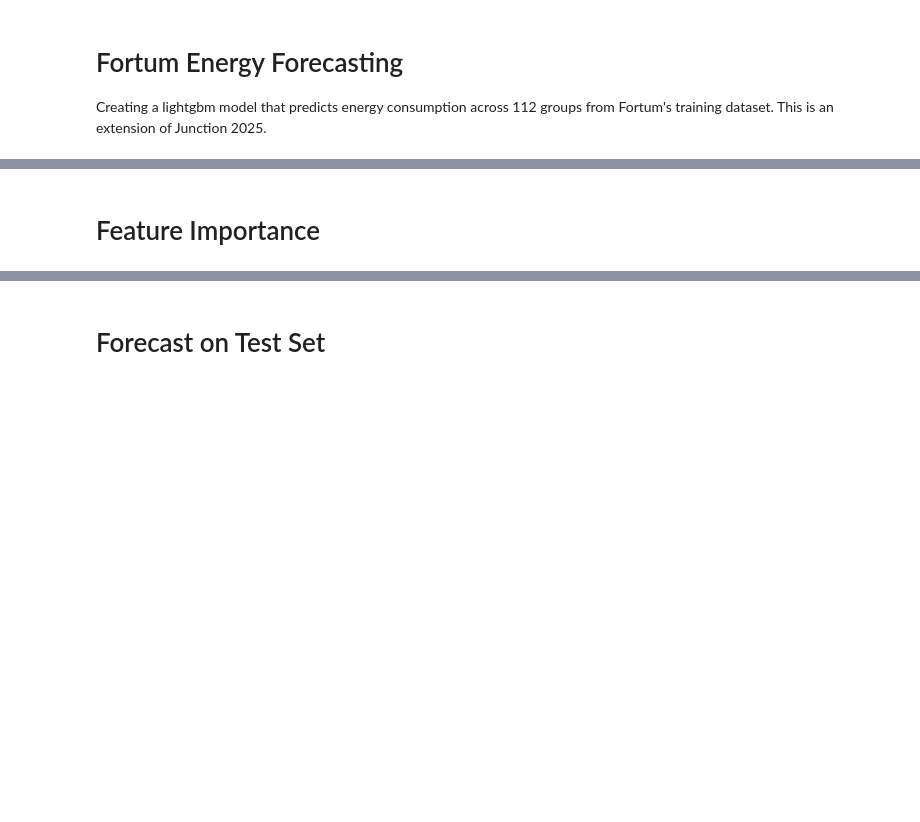
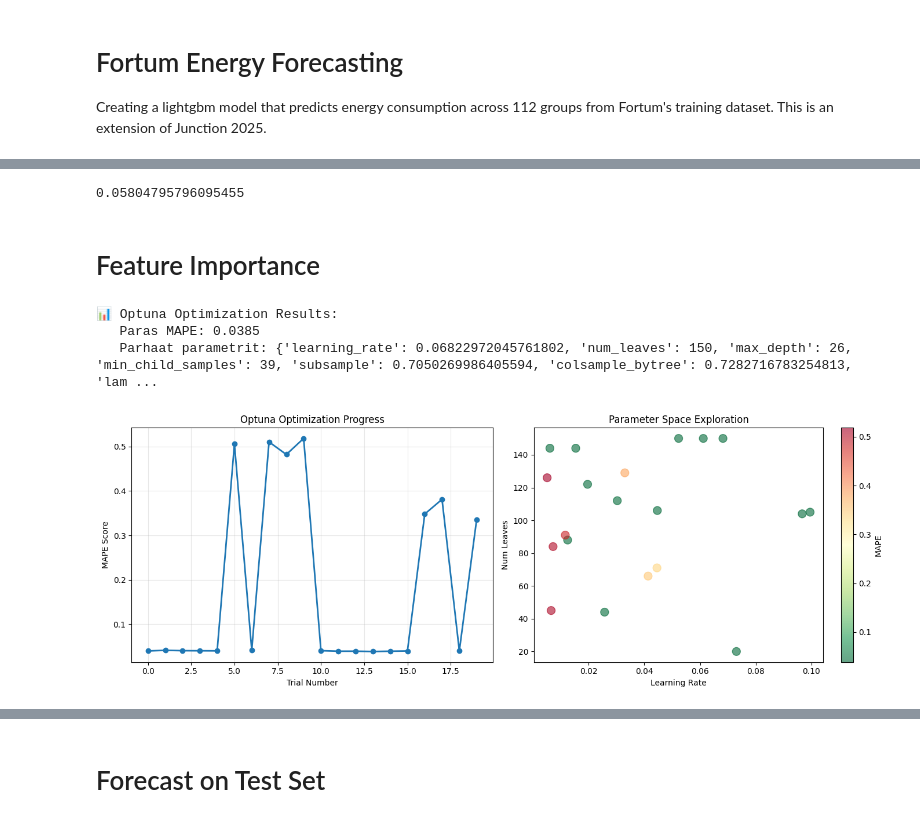
Before and after one commit to anton-saari/EnergyForecastFinal, a Jupyter notebook: forecast/code.ipynb, the cells around one changed output, grey strips where cells are left out. Saved outputs shown, nothing was run; the diff lists cells and outputs as text; code cells hidden in the pictures; blank space fills up the shorter version.

```diff
--- a/forecast/code.ipynb
+++ b/forecast/code.ipynb
@@ -537,9 +859,49 @@ scores
+# %%
+#Average MAPE across folds
+sum(scores)/len(scores)
+# %% [output]
+0.05804795796095455
 # %% [markdown]
 # Feature Importance
 # %%
 fi = pd.DataFrame(data=reg.feature_importances_,
              index=reg.feature_names_in_,
              columns=['importance'])
+# %%
+# Näytetään Optuna tulokset
+print("📊 Optuna Optimization Results:")
+print(f"   Paras MAPE: {study.best_value:.4f}")
+print(f"   Parhaat parametrit: {study.best_params}")
+
+# Visualisoidaan optimoinnin eteneminen
+fig, axes = plt.subplots(1, 2, figsize=(14, 5))
+
+# Trials history
+trials_df = study.trials_dataframe()
+axes[0].plot(trials_df['number'], trials_df['value'], 'o-', linewidth=2, markersize=6)
+axes[0].set_xlabel('Trial Number')
+axes[0].set_ylabel('MAPE Score')
+axes[0].set_title('Optuna Optimization Progress')
+axes[0].grid(True, alpha=0.3)
+
+# Parameter importance (learning_rate vs num_leaves)
+lr_values = [trial.params['learning_rate'] for trial in study.trials]
+nl_values = [trial.params['num_leaves'] for trial in study.trials]
+scores = [trial.value for trial in study.trials]
+
+scatter = axes[1].scatter(lr_values, nl_values, c=scores, cmap='RdYlGn_r', s=100, alpha=0.6)
+axes[1].set_xlabel('Learning Rate')
+axes[1].set_ylabel('Num Leaves')
+axes[1].set_title('Parameter Space Exploration')
+plt.colorbar(scatter, ax=axes[1], label='MAPE')
+
+plt.tight_layout()
+plt.show()
+# %% [output]
+📊 Optuna Optimization Results:
+   Paras MAPE: 0.0385
+   Parhaat parametrit: {'learning_rate': 0.06822972045761802, 'num_leaves': 150, 'max_depth': 26, 'min_child_samples': 39, 'subsample': 0.7050269986405594, 'colsample_bytree': 0.7282716783254813, 'lam ...
+[figure, added]
 # %%
 fi.sort_values('importance').plot(kind='barh', title='Feature Importance')
 plt.show()
```
Also changed, not shown: parts of 60 cells of this notebook, 7 other files.
